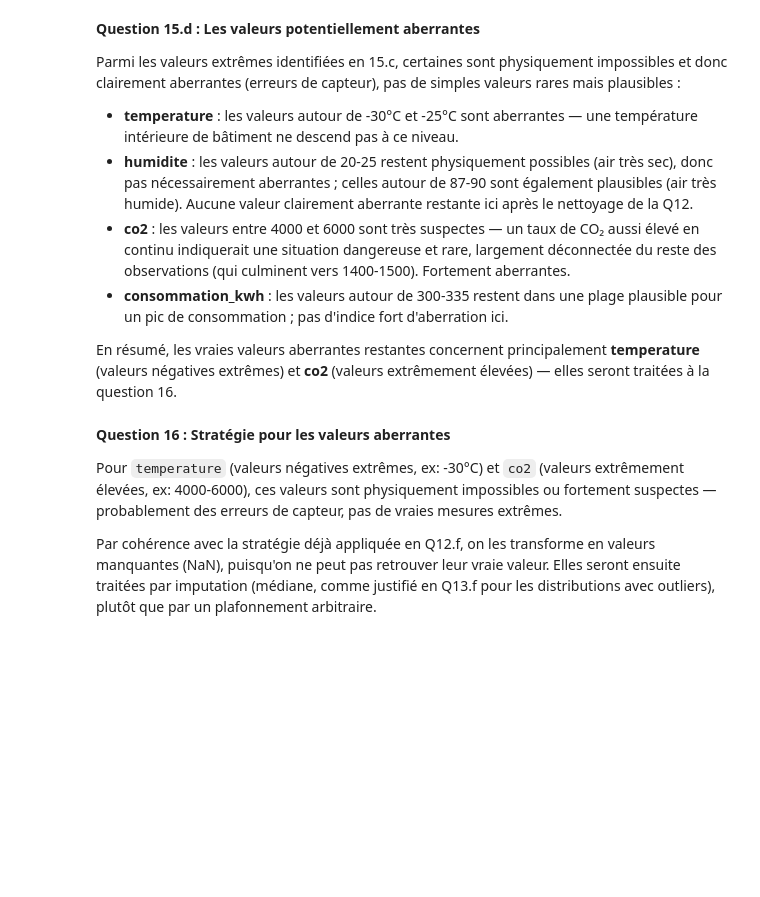
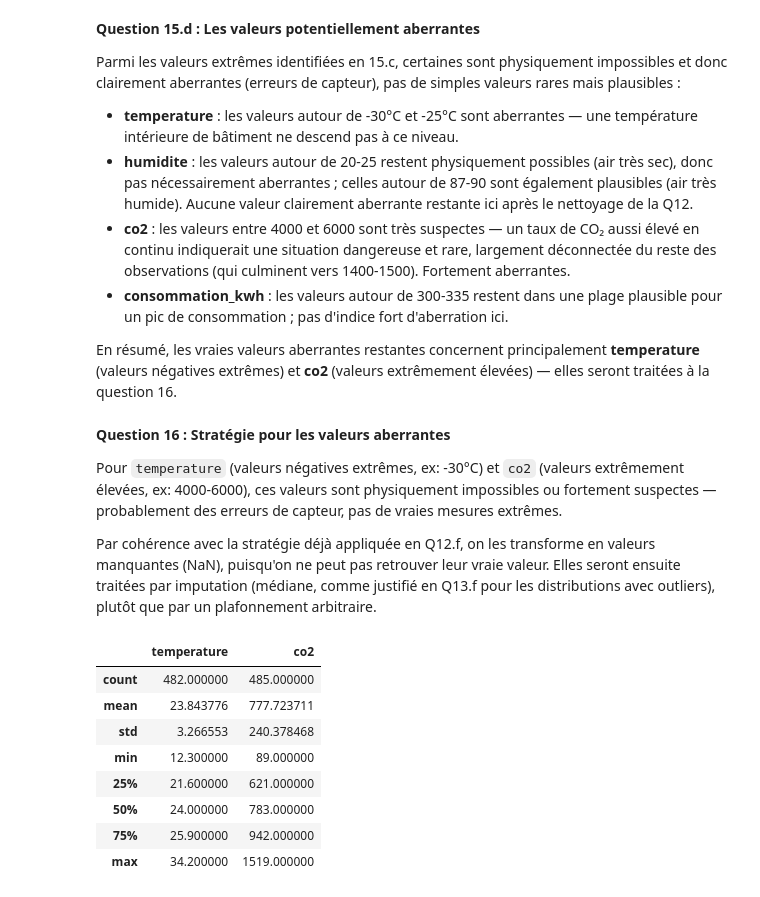
Before and after one commit to Atou-D10/atelier_prepa_donnees_tab, a Jupyter notebook: notebooks/atelier_prepa_donnees_tab.ipynb, the cells around one changed output. Drawn from its saved outputs; the diff is of its cells as text; code cells hidden in the pictures; blank space fills up the shorter version.

Commit message:
Partie 1 - Q16: application - transformation des valeurs aberrantes en NaN

```diff
--- a/notebooks/atelier_prepa_donnees_tab.ipynb
+++ b/notebooks/atelier_prepa_donnees_tab.ipynb
@@ -427,3 +427,20 @@ En résumé, les vraies valeurs aberrantes restantes concernent principalement *
 Pour `temperature` (valeurs négatives extrêmes, ex: -30°C) et `co2` (valeurs extrêmement élevées, ex: 4000-6000), ces valeurs sont physiquement impossibles ou fortement suspectes — probablement des erreurs de capteur, pas de vraies mesures extrêmes.
 
 Par cohérence avec la stratégie déjà appliquée en Q12.f, on les transforme en valeurs manquantes (NaN), puisqu'on ne peut pas retrouver leur vraie valeur. Elles seront ensuite traitées par imputation (médiane, comme justifié en Q13.f pour les distributions avec outliers), plutôt que par un plafonnement arbitraire.
+# %%
+# Application : transformation des valeurs aberrantes restantes en NaN
+df.loc[df['temperature'] < -10, 'temperature'] = np.nan
+df.loc[df['co2'] > 2000, 'co2'] = np.nan
+
+# Vérification
+df[['temperature', 'co2']].describe()
+# %% [output]
+|  | temperature | co2 |
+| count | 482.000000 | 485.000000 |
+| mean | 23.843776 | 777.723711 |
+| std | 3.266553 | 240.378468 |
+| min | 12.300000 | 89.000000 |
+| 25% | 21.600000 | 621.000000 |
+| 50% | 24.000000 | 783.000000 |
+| 75% | 25.900000 | 942.000000 |
+| max | 34.200000 | 1519.000000 |
```
